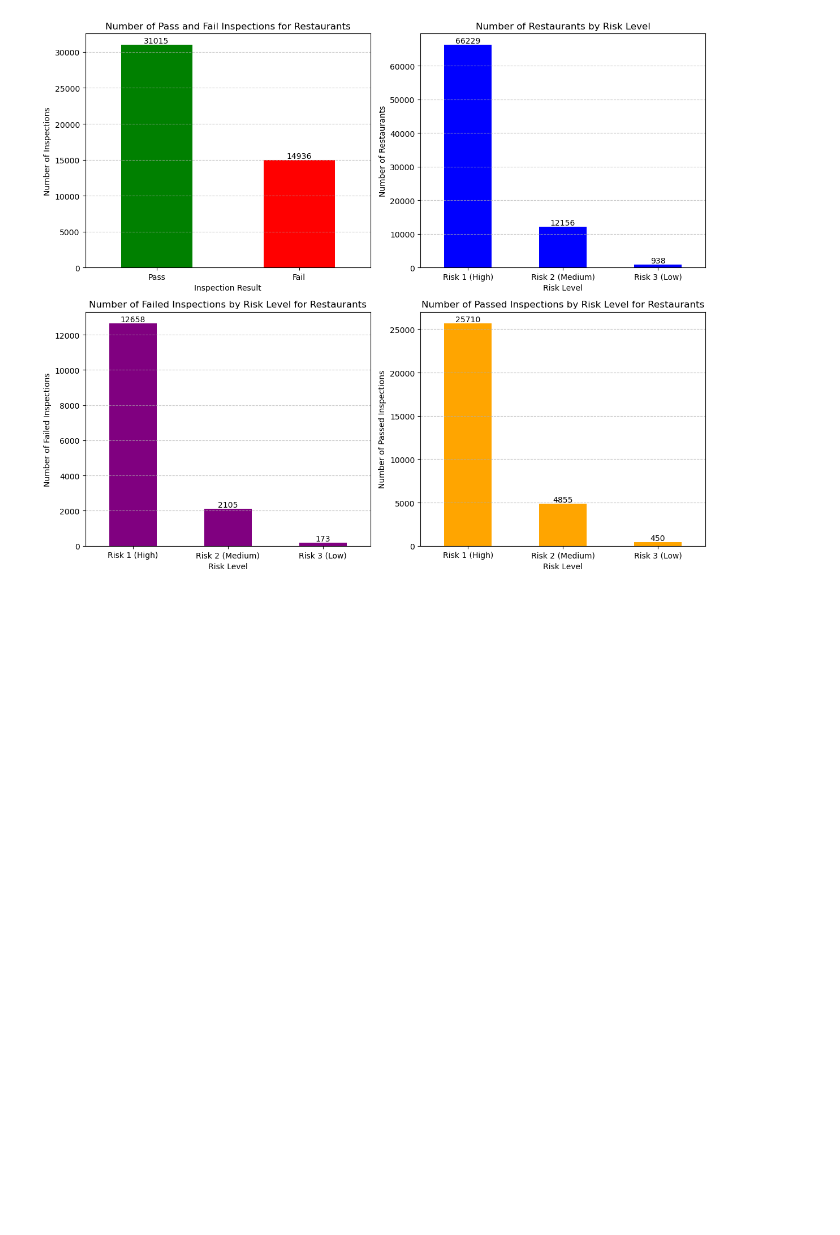
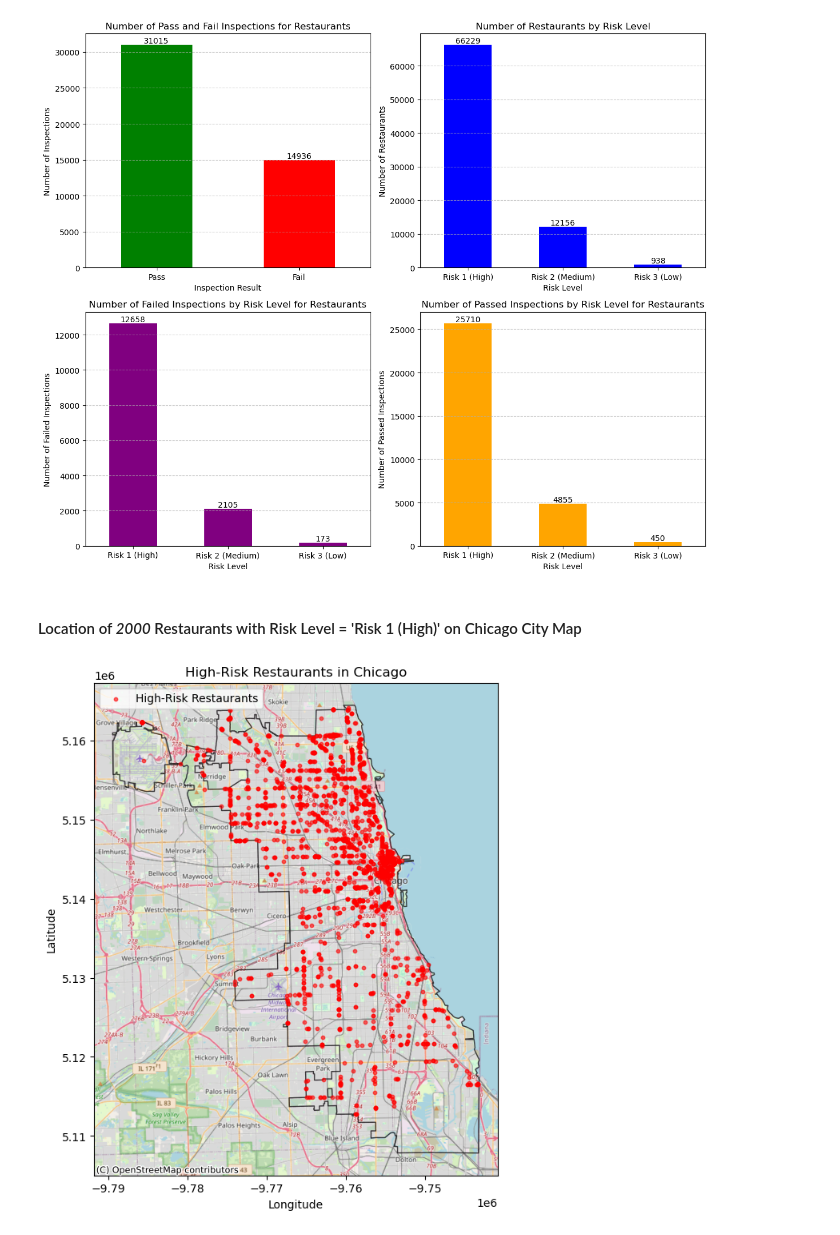
Before and after one commit to suhail-ak/data_science_py, a Jupyter notebook: DataScience_Project.ipynb, the cells around one changed output. Drawn from its saved outputs; the diff is of its cells as text; code cells hidden in the pictures; blank space fills up the shorter version.

```diff
--- a/DataScience_Project.ipynb
+++ b/DataScience_Project.ipynb
@@ -348,3 +385,39 @@ plt.tight_layout()
 plt.show()
 # %% [output]
 [figure]
+# %% [markdown]
+<h4>Location of <i>2000</i> Restaurants with Risk Level = 'Risk 1 (High)' on Chicago City Map</h4>
+# %%
+import geopandas as gpd
+from shapely.geometry import Point
+import contextily as ctx
+
+high_risk_restaurants = dataset[ (dataset['Facility_Type'] == 'Restaurant') & (dataset['Risk'] == 'Risk 1 (High)')][:2000]
+
+high_risk_restaurants = high_risk_restaurants.dropna(subset=['Latitude', 'Longitude'])
+
+geometry = [Point(xy) for xy in zip(high_risk_restaurants['Longitude'], high_risk_restaurants['Latitude'])]
+geo_df = gpd.GeoDataFrame(high_risk_restaurants, geometry=geometry, crs="EPSG:4326")  # WGS84 Coordinate System
+
+chicago_map = gpd.read_file("City_Boundary.geojson")
+
+
+geo_df = geo_df.to_crs(epsg=3857)
+chicago_map = chicago_map.to_crs(epsg=3857)
+
+fig, ax = plt.subplots(figsize=(10, 8))
+
+chicago_map.plot(ax=ax, color="none", edgecolor="black", alpha=0.7)
+
+geo_df.plot(ax=ax, color='red', markersize=10, alpha=0.6, label="High-Risk Restaurants")
+
+ctx.add_basemap(ax, source=ctx.providers.OpenStreetMap.Mapnik)
+
+ax.set_title("High-Risk Restaurants in Chicago")
+ax.set_xlabel("Longitude")
+ax.set_ylabel("Latitude")
+
+plt.legend()
+plt.show()
+# %% [output]
+[figure, added]
```
Also changed, not shown: parts of 24 cells of this notebook, 3 other files.
